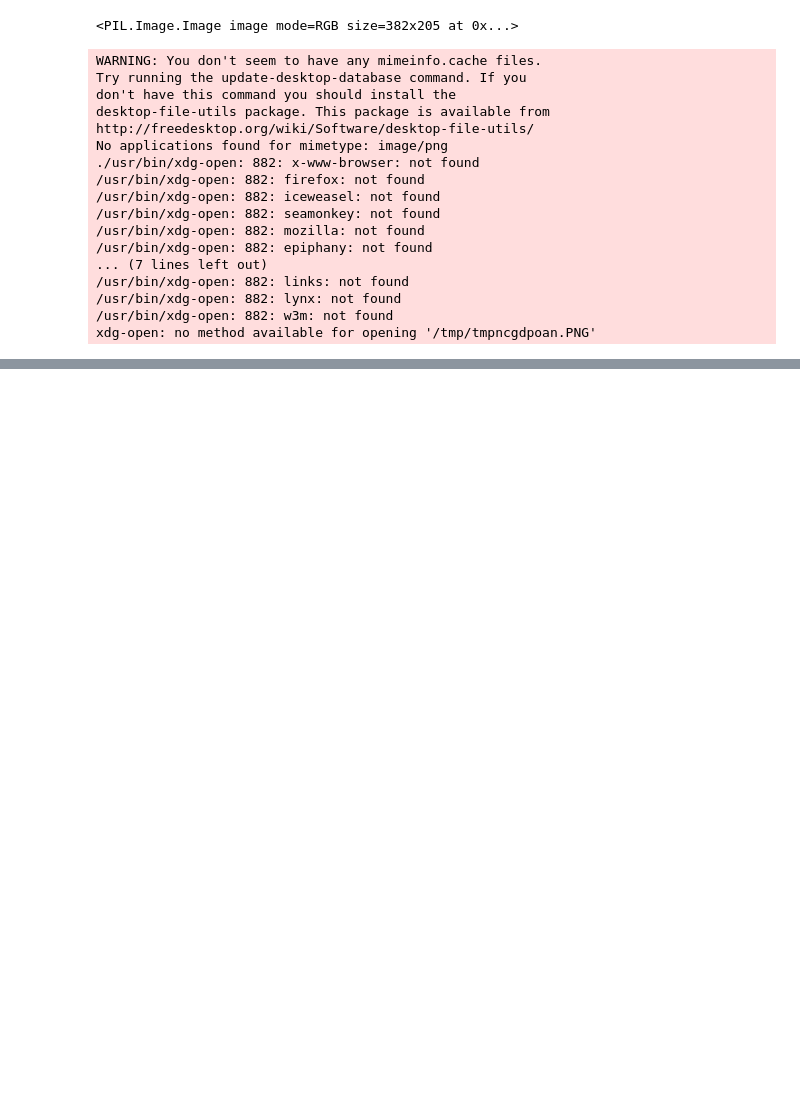
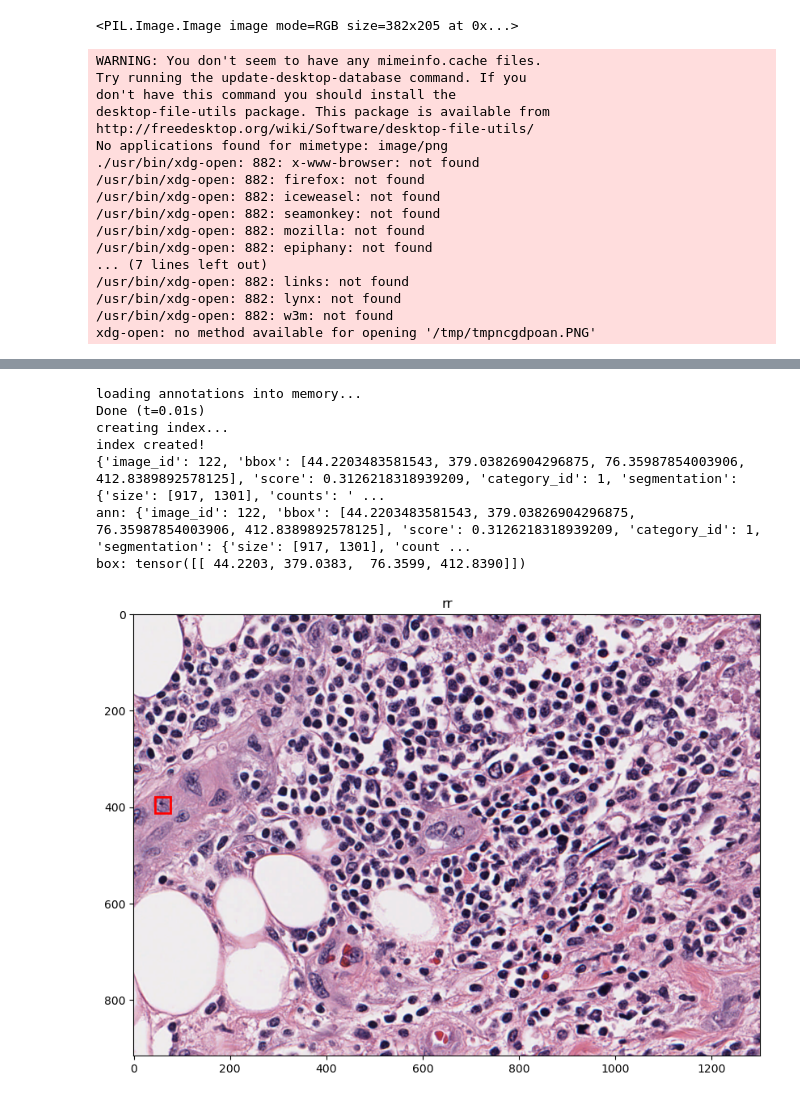
Before and after one commit to Potato-TW/visual_dl, a Jupyter notebook: lab3/src/test.ipynb, the cells around one changed output, grey strips where cells are left out. Drawn from its saved outputs; the diff is of its cells as text; code cells hidden in the pictures; blank space fills up the shorter version.

```diff
--- a/lab3/src/test.ipynb
+++ b/lab3/src/test.ipynb
@@ -484,0 +557,8 @@ box: (tensor([[108., 102., 134., 129.],
+# %%
+from pathlib import Path
+import random
+a = Path('../src').iterdir()
+b=list(a)
+print(b)
+random.Random(33).shuffle(b)
+print(b)
@@ -484,0 +666,16 @@ box: (tensor([[108., 102., 134., 129.],
+# %%
+# from 110550130 import json_check_maskonimg
+import json
+with open('/home/bhg/visual_dl/lab3/results/0_res.json', 'r') as f:
+    a = json.load(f)
+
+json_check_maskonimg(a, 0, 'val_on_eval', 'xyxy')
+# %% [output]
+loading annotations into memory...
+Done (t=0.01s)
+creating index...
+index created!
+{'image_id': 122, 'bbox': [44.2203483581543, 379.03826904296875, 76.35987854003906, 412.8389892578125], 'score': 0.3126218318939209, 'category_id': 1, 'segmentation': {'size': [917, 1301], 'counts': ' ...
+ann: {'image_id': 122, 'bbox': [44.2203483581543, 379.03826904296875, 76.35987854003906, 412.8389892578125], 'score': 0.3126218318939209, 'category_id': 1, 'segmentation': {'size': [917, 1301], 'count ...
+box: tensor([[ 44.2203, 379.0383,  76.3599, 412.8390]])
+[figure, added]
```
Also changed, not shown: parts of 10 cells of this notebook, 2 other files.
